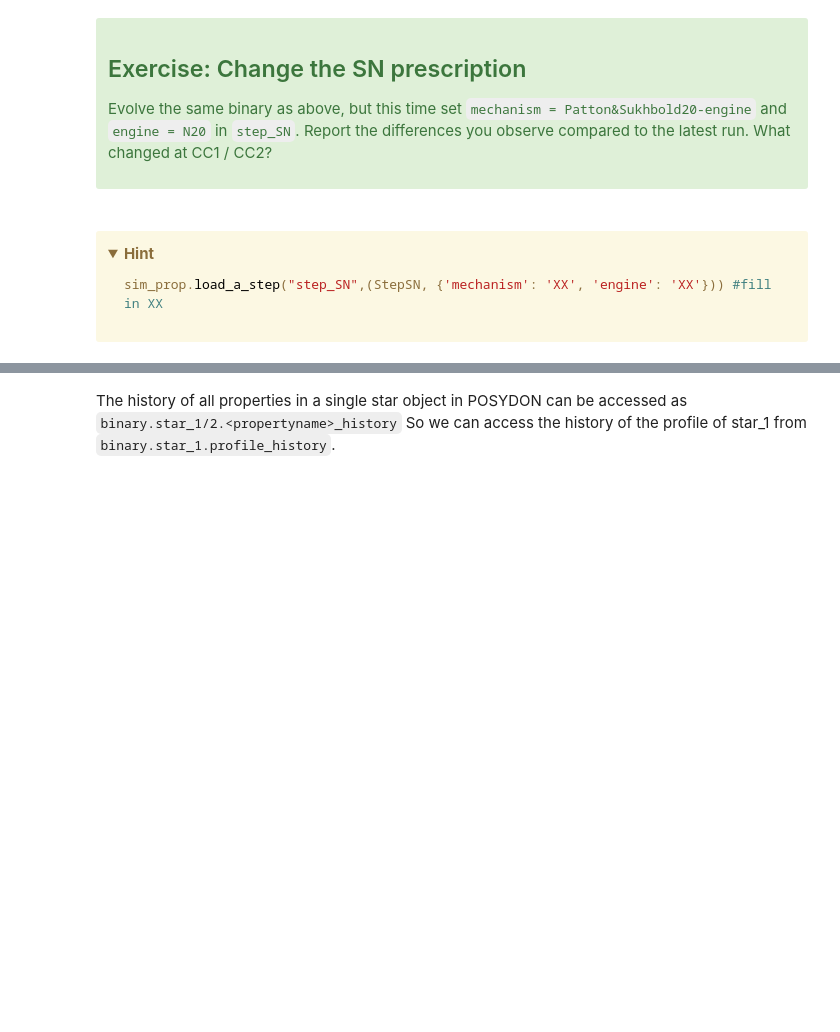
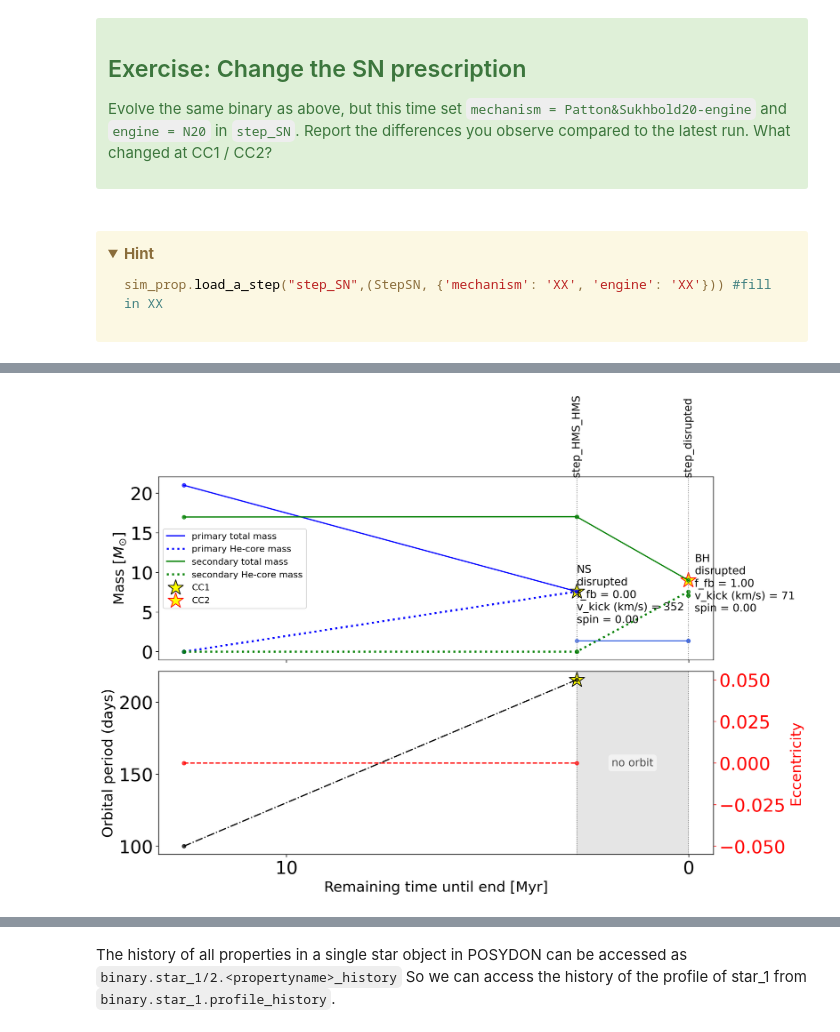
Before and after one commit to POSYDON-code/POSYDON-class-materials-2026, a Jupyter notebook: 2_Tuesday_25_8_26/SNe/SN_lab2-final.ipynb, the cells around one changed output, grey strips where cells are left out. Drawn from its saved outputs; the diff is of its cells as text; code cells hidden in the pictures; folded sections open; blank space fills up the shorter version.

```diff
--- a/2_Tuesday_25_8_26/SNe/SN_lab2-final.ipynb
+++ b/2_Tuesday_25_8_26/SNe/SN_lab2-final.ipynb
@@ -564,0 +721,6 @@ In POSYDON there are available fixed SN_MODELS that can be used  for initial/fin
+# %%
+MODEL_parameters=get_SN_MODEL('SN_MODEL_v2_21')
+MODEL_parameters["use_interp_values"] = True
+MODEL_parameters["use_profiles"] = True #
+#MODEL_parameters["use_core_masses"] = True #
+MODEL_parameters
@@ -564,0 +743,10 @@ In POSYDON there are available fixed SN_MODELS that can be used  for initial/fin
+# %%
+sim_prop.load_a_step("step_SN", (StepSN, MODEL_parameters))
+binary = BinaryStar(STAR1, STAR2, **{**dict_initial_binary, 'orbital_period': p_init}, properties=sim_prop)
+binary.evolve()
+
+df_oneline=binary.to_oneline_df(S1_kwargs=S1_kwargs, S2_kwargs=S2_kwargs)
+df=binary.to_df(extra_columns={'step_names':'string'})
+plot_SN_evolution(df, df_oneline)
+# %% [output]
+[figure, added]
```
Also changed, not shown: parts of 77 cells of this notebook, 1 other file.
